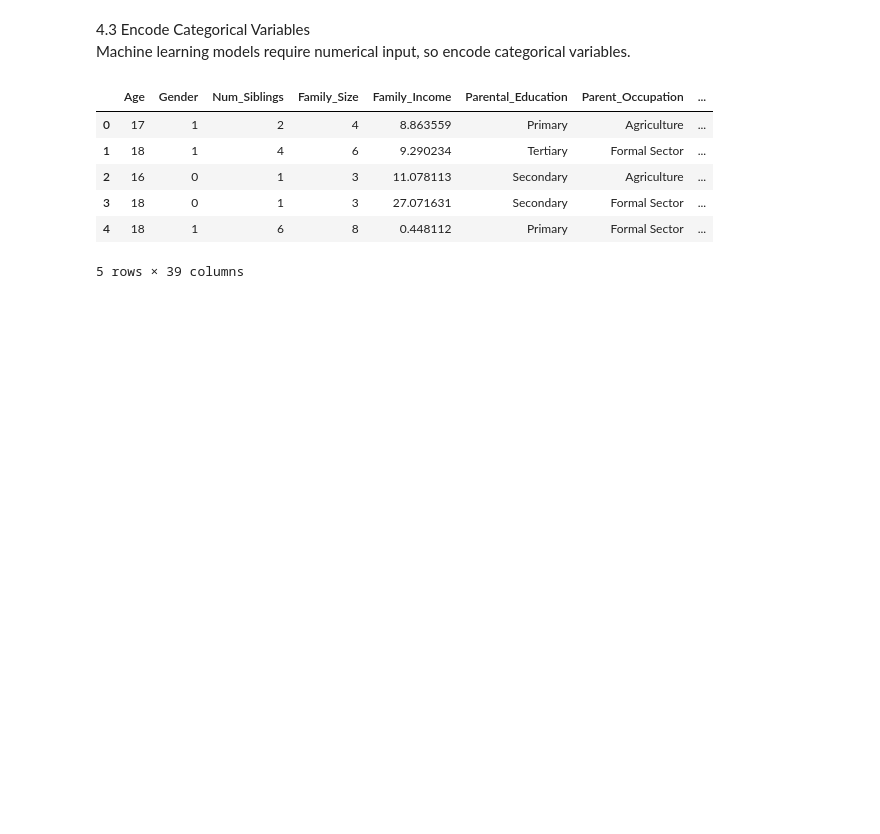
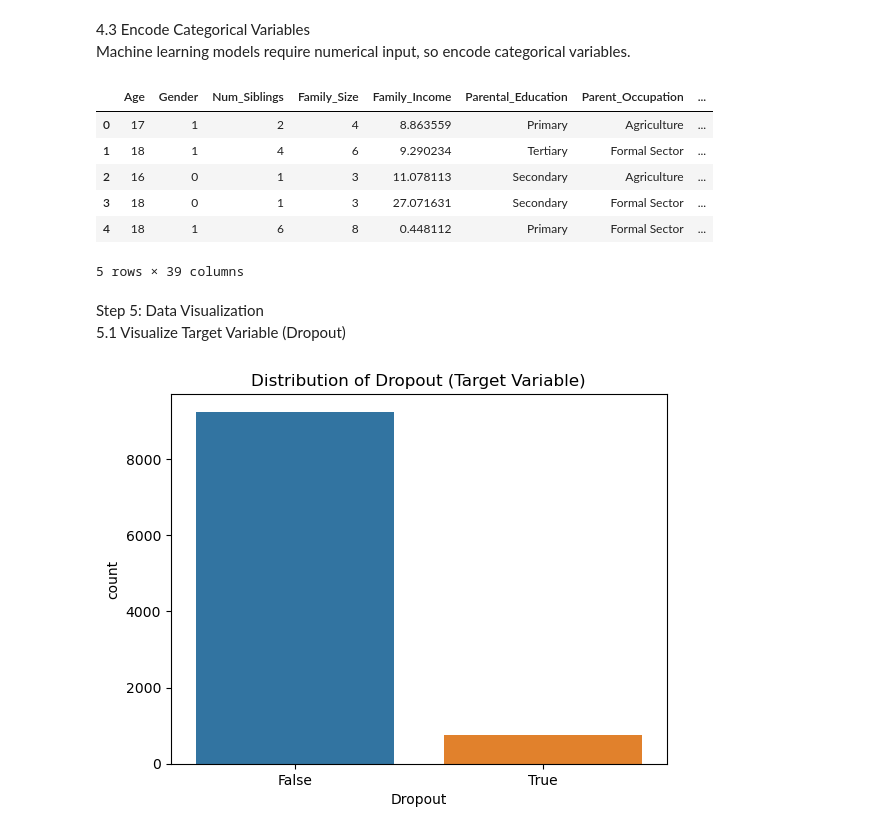
Before and after one commit to abwakujeff/Student-Dropout-Prediction-Data-Analysis-Project, a Jupyter notebook: Student Dropout Prediction Data Analysis.ipynb, the cells around one changed output. Cells and saved outputs as stored; diff of their text form; code cells hidden in the pictures; blank space fills up the shorter version.

```diff
--- a/Student Dropout Prediction Data Analysis.ipynb
+++ b/Student Dropout Prediction Data Analysis.ipynb
@@ -135,3 +135,13 @@ df.head()
 | 3 | 18 | 0 | 1 | 3 | 27.071631 | Secondary | Formal Sector | ... |
 | 4 | 18 | 1 | 6 | 8 | 0.448112 | Primary | Formal Sector | ... |
 5 rows × 39 columns
+# %% [markdown]
+Step 5: Data Visualization
+5.1 Visualize Target Variable (Dropout)
+# %%
+# Plot the distribution of the target variable
+sns.countplot(x='Dropout', data=df)
+plt.title('Distribution of Dropout (Target Variable)')
+plt.show()
+# %% [output]
+[figure, added]
```
